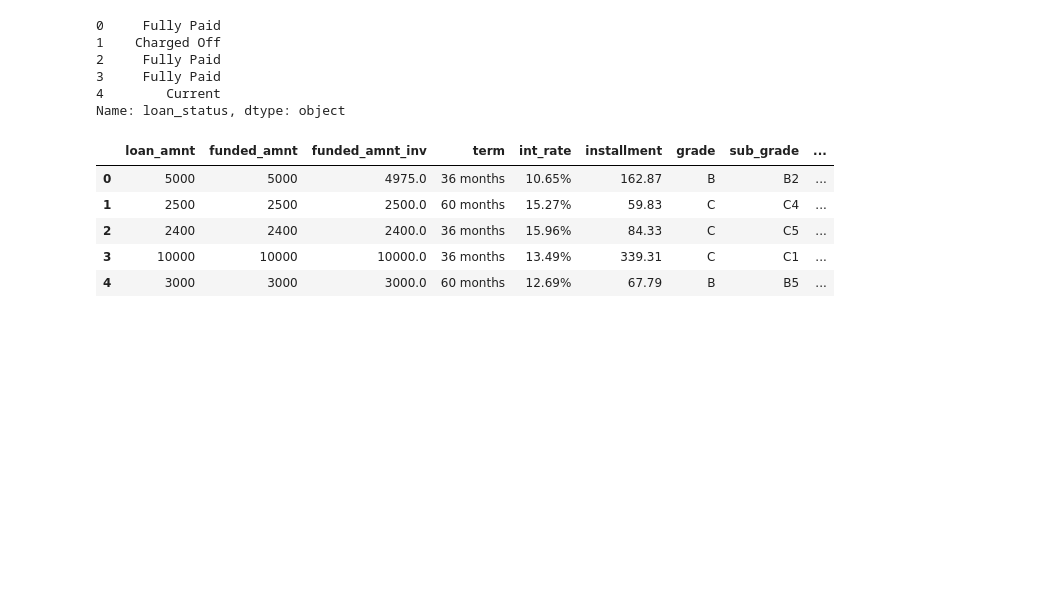
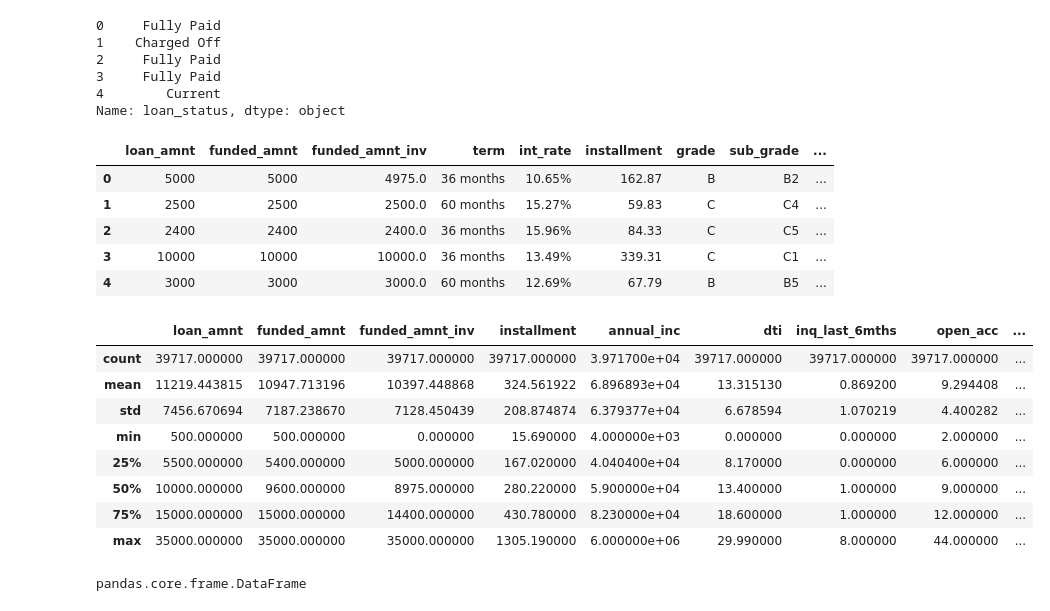
Before and after one commit to richwej/eda_projects, a Jupyter notebook: EDA - Lending Club.ipynb, the cells around one changed output. Cells and saved outputs as stored; diff of their text form; code cells hidden in the pictures; blank space fills up the shorter version.

```diff
--- a/EDA - Lending Club.ipynb
+++ b/EDA - Lending Club.ipynb
@@ -299,0 +303,16 @@ loan_dataset_cp.head()
+# %%
+loan_dataset_cp.describe()
+# %% [output]
+|  | loan_amnt | funded_amnt | funded_amnt_inv | installment | annual_inc | dti | inq_last_6mths | open_acc | ... |
+| count | 39717.000000 | 39717.000000 | 39717.000000 | 39717.000000 | 3.971700e+04 | 39717.000000 | 39717.000000 | 39717.000000 | ... |
+| mean | 11219.443815 | 10947.713196 | 10397.448868 | 324.561922 | 6.896893e+04 | 13.315130 | 0.869200 | 9.294408 | ... |
+| std | 7456.670694 | 7187.238670 | 7128.450439 | 208.874874 | 6.379377e+04 | 6.678594 | 1.070219 | 4.400282 | ... |
+| min | 500.000000 | 500.000000 | 0.000000 | 15.690000 | 4.000000e+03 | 0.000000 | 0.000000 | 2.000000 | ... |
+| 25% | 5500.000000 | 5400.000000 | 5000.000000 | 167.020000 | 4.040400e+04 | 8.170000 | 0.000000 | 6.000000 | ... |
+| 50% | 10000.000000 | 9600.000000 | 8975.000000 | 280.220000 | 5.900000e+04 | 13.400000 | 1.000000 | 9.000000 | ... |
+| 75% | 15000.000000 | 15000.000000 | 14400.000000 | 430.780000 | 8.230000e+04 | 18.600000 | 1.000000 | 12.000000 | ... |
+| max | 35000.000000 | 35000.000000 | 35000.000000 | 1305.190000 | 6.000000e+06 | 29.990000 | 8.000000 | 44.000000 | ... |
+# %%
+type(loan_dataset_cp.describe())
+# %% [output]
+pandas.core.frame.DataFrame
```
Also changed, not shown: parts of 9 cells of this notebook.
